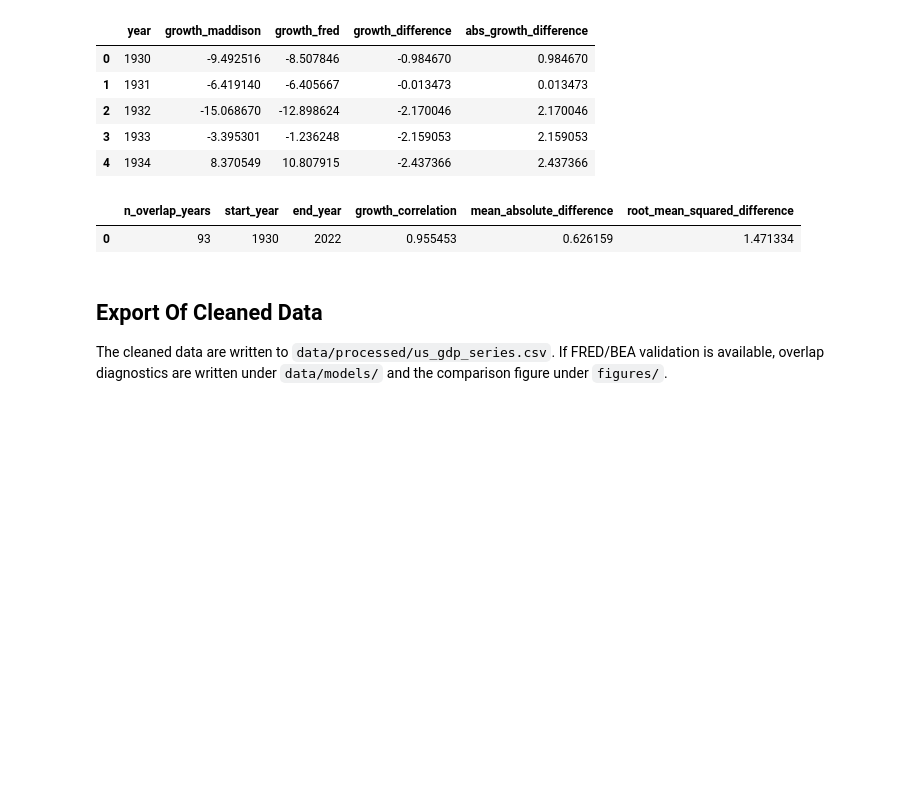
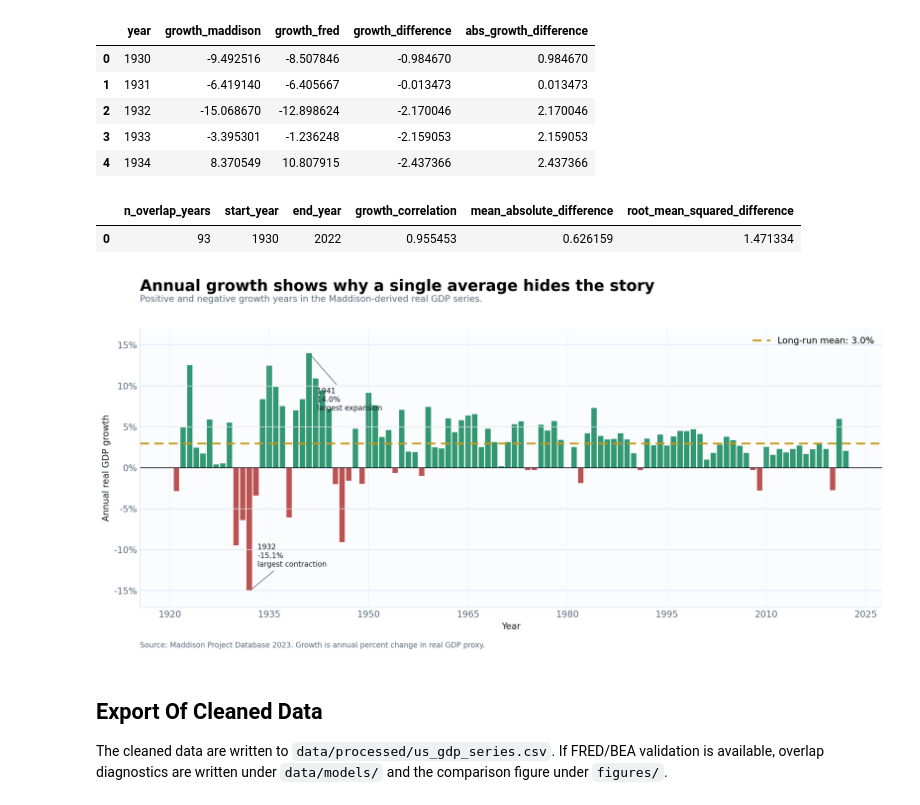
Before and after one commit to DiogoRibeiro7/us-gdp-regime-1920, a Jupyter notebook: notebooks/01_data_extraction_validation.ipynb, the cells around one changed output. Drawn from its saved outputs; the diff is of its cells as text; code cells hidden in the pictures; blank space fills up the shorter version.

Commit message:
Upgrade notebook visualizations

```diff
--- a/notebooks/01_data_extraction_validation.ipynb
+++ b/notebooks/01_data_extraction_validation.ipynb
@@ -136,14 +137,11 @@ else:
 |  | n_overlap_years | start_year | end_year | growth_correlation | mean_absolute_difference | root_mean_squared_difference |
 | 0 | 93 | 1930 | 2022 | 0.955453 | 0.626159 | 1.471334 |
 # %%
-fig, ax = plt.subplots(figsize=(12, 5))
-ax.plot(series["year"], series["gdp_growth"], linewidth=1.2)
-ax.set_title("United States real GDP annual growth")
-ax.set_xlabel("Year")
-ax.set_ylabel("Annual real GDP growth, %")
-ax.grid(alpha=0.3)
-ax.text(0.01, -0.18, "Source: Maddison Project Database 2023; GDP is per-capita GDP times population.", transform=ax.transAxes, fontsize=9)
-fig.tight_layout()
+growth_overview_path = config.paths.figures_dir / "annual_growth_overview.png"
+plot_annual_growth_overview(series, growth_overview_path, dpi=220)
+display(Image(filename=str(growth_overview_path)))
+# %% [output]
+[figure, added]
 # %% [markdown]
 ## Export Of Cleaned Data
 
```
Also changed, not shown: parts of 1 cell of this notebook, 6 other files.
